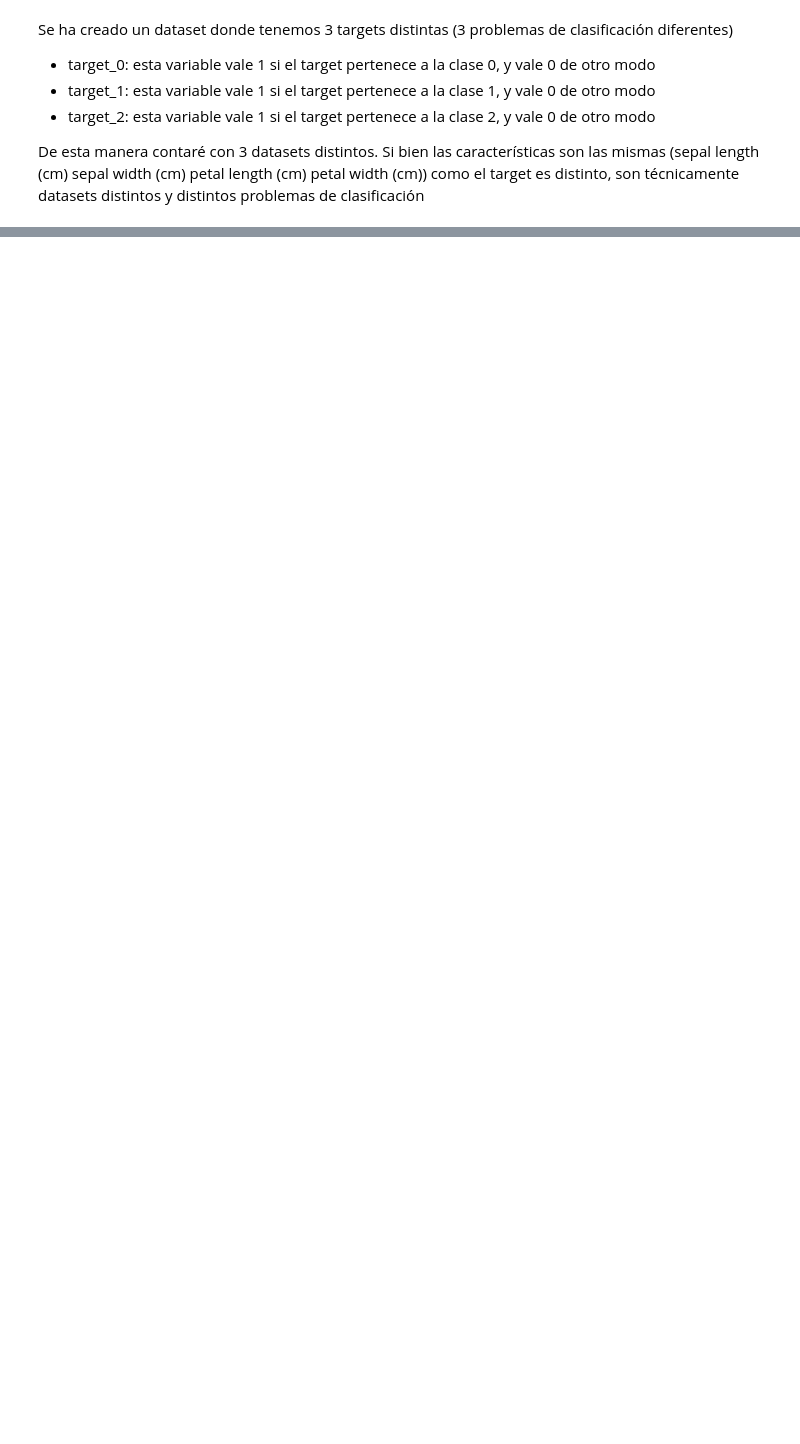
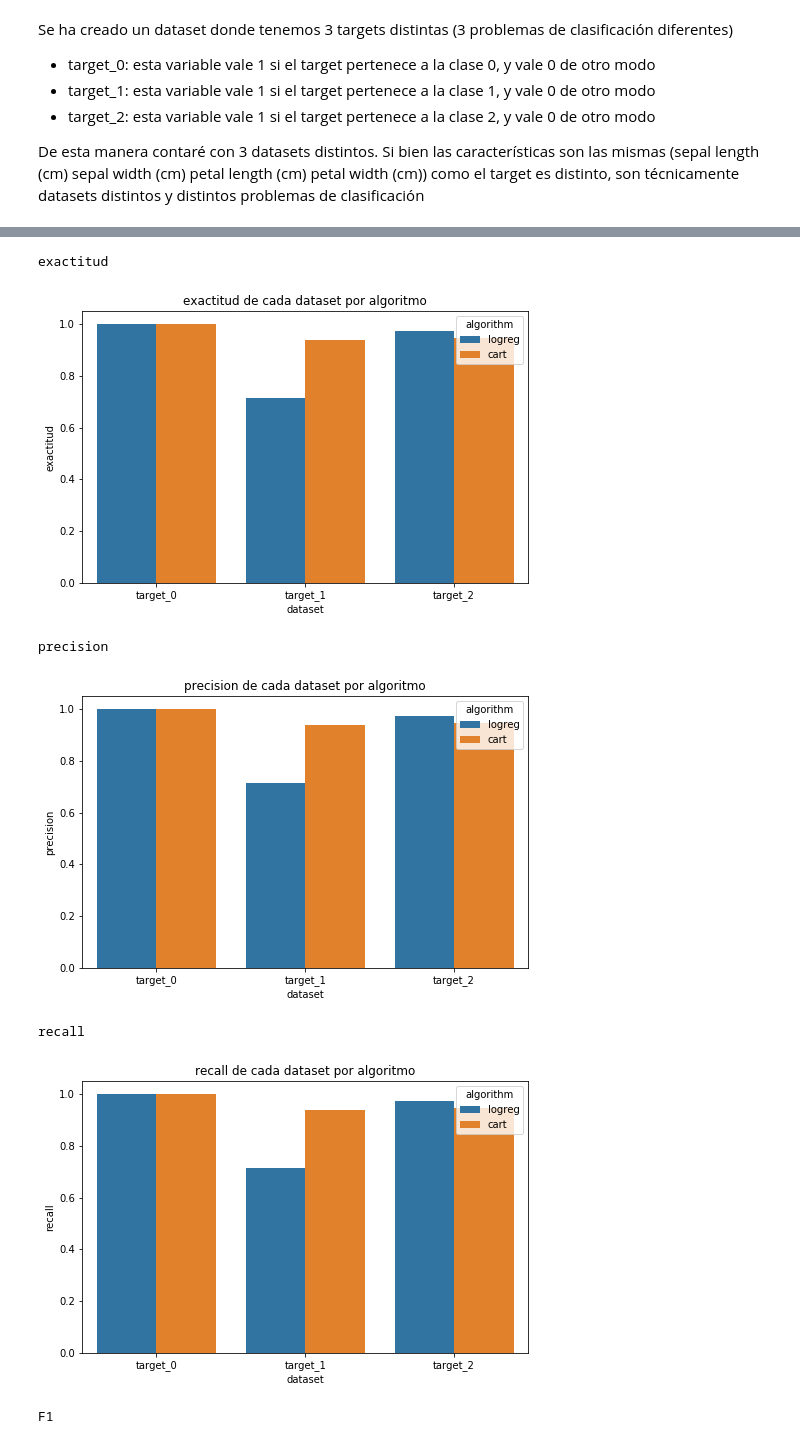
Before and after one commit to cposada8/master_ia, a Jupyter notebook: 4_aprendizaje_supervisado/actividades/Actividad2.ipynb, the cells around one changed output, grey strips where cells are left out. Cells and saved outputs as stored; diff of their text form; code cells hidden in the pictures; blank space fills up the shorter version.

Commit message:
commit de los últimos trabajos de aprendizaje supervisado y algoritmos de optimización

```diff
--- a/4_aprendizaje_supervisado/actividades/Actividad2.ipynb
+++ b/4_aprendizaje_supervisado/actividades/Actividad2.ipynb
@@ -717,0 +808,4 @@ target_names = ["target_0", "target_1", "target_2"]
+# %%
+features = dataset_df[iris_dict.feature_names]
+num_samples = features.shape[0]
+num_samples
@@ -717,0 +814,31 @@ target_names = ["target_0", "target_1", "target_2"]
+# %%
+results_df = pd.DataFrame(columns=["dataset", "algorithm", "exactitud", "precision", "recall", "F1", "roc_auc"])
+for target_name, y_target in targets.items():
+    for alg_name, alg in algoritmos.items():
+
+        # obtención de las predicciones
+        y_pred = cross_val_predict(alg, features, y_target,
+                   cv = KFold(n_splits=num_samples, random_state=seed))
+        y_pred_proba = cross_val_predict(alg, features, y_target,
+                   cv = KFold(n_splits=num_samples, random_state=seed), method="predict_proba")
+
+
+        # Computando métricas
+        exactitud = metricas['ACC'](y_target, y_pred)
+        precicion = metricas['PREC'](y_target, y_pred)
+        recall = metricas['RECALL'](y_target, y_pred)
+        F1= metricas['F1'](y_target, y_pred)
+        roc_auc= metricas['ROC_AUC'](y_target, y_pred_proba[:,1])
+
+
+        # guardar los resultados en el dataframe correspondiente
+        resultados_actuales = {
+            "dataset":target_name,
+            "algorithm": alg_name,
+            "exactitud": exactitud,
+            "precision": precicion,
+            "recall":recall,
+            "F1":F1,
+            "roc_auc": roc_auc
+        }
+        results_df = results_df.append(resultados_actuales, ignore_index=True)
@@ -717,0 +858,15 @@ target_names = ["target_0", "target_1", "target_2"]
+# %%
+for metrica in ["exactitud", "precision", "recall", "F1", "roc_auc"]:
+    print(metrica)
+    plt.figure(figsize=(8, 5))
+    sns.barplot(hue="algorithm", y=metrica, x="dataset", data= results_df)
+    plt.title(f"{metrica} de cada dataset por algoritmo")
+    plt.show()
+# %% [output]
+exactitud
+[figure, added]
+precision
+[figure, added]
+recall
+[figure, added]
+F1
```
Also changed, not shown: parts of 28 cells of this notebook, 9 other files.
